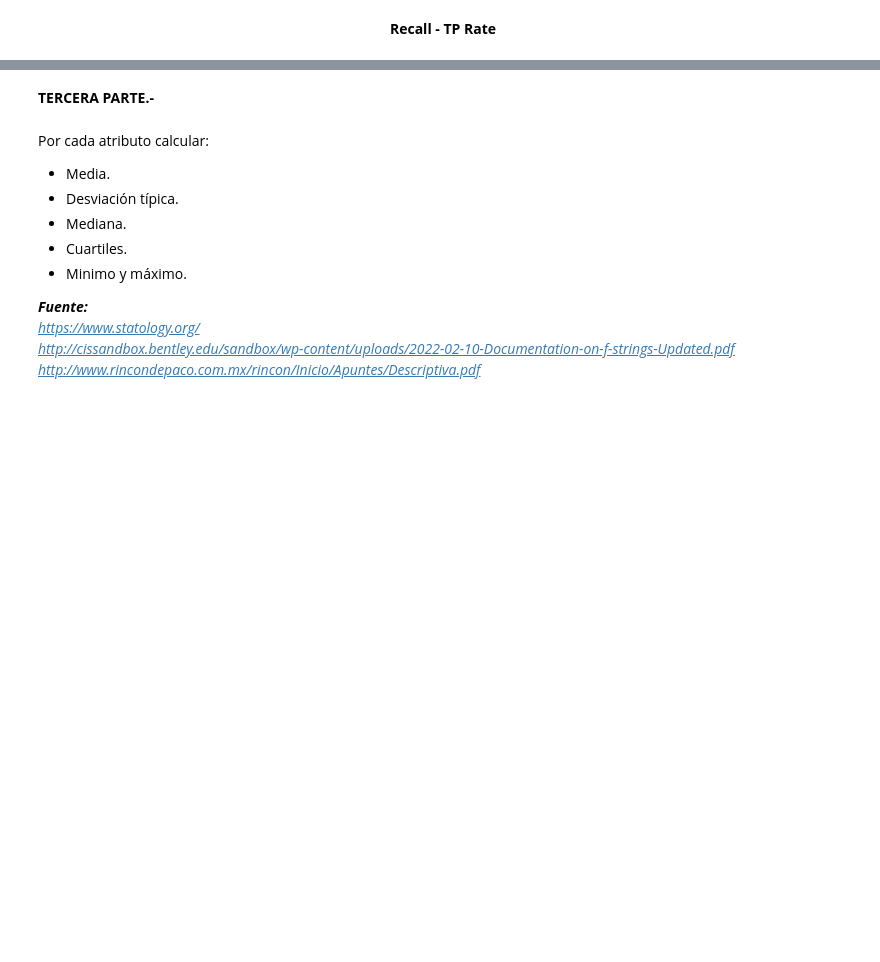
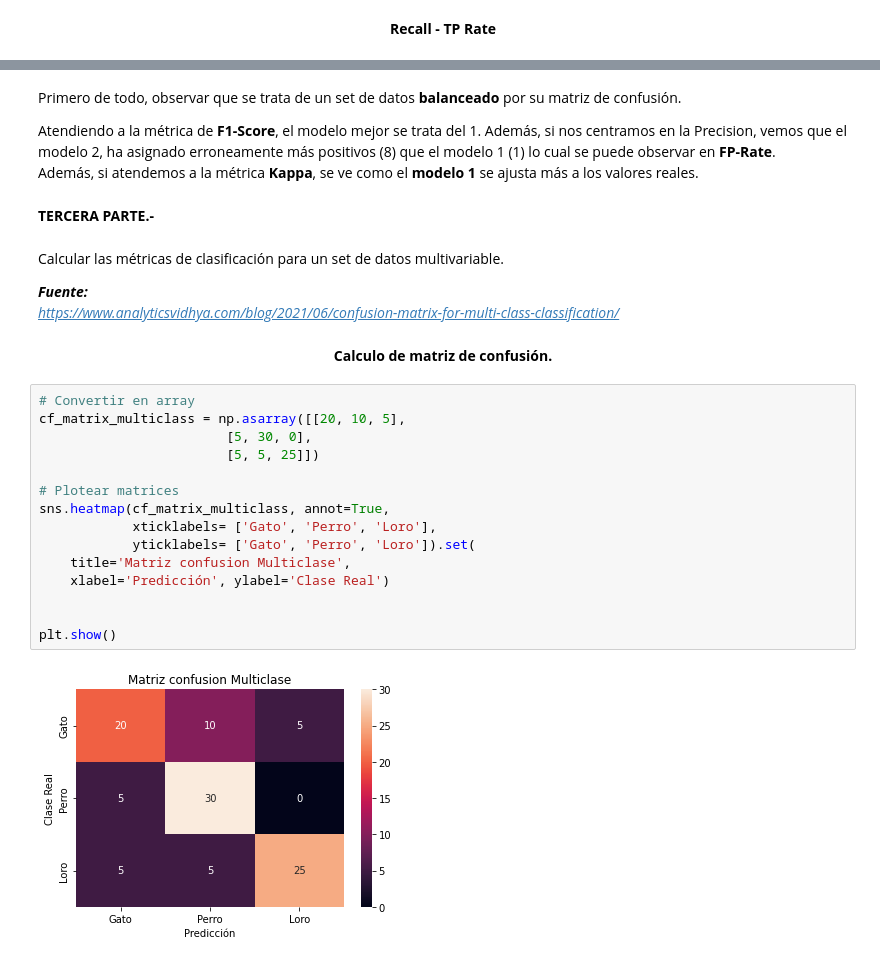
Before and after one commit to Vic-silo/Master_EIP, a Jupyter notebook: 10_Fundamentos_IA/2_Train_Eval/VictorSimoLozano_A2_FIA.ipynb, the cells around one changed output, grey strips where cells are left out. Drawn from its saved outputs; the diff is of its cells as text; blank space fills up the shorter version.

```diff
--- a/10_Fundamentos_IA/2_Train_Eval/VictorSimoLozano_A2_FIA.ipynb
+++ b/10_Fundamentos_IA/2_Train_Eval/VictorSimoLozano_A2_FIA.ipynb
@@ -346,14 +400,30 @@ Conjunto de longitudes de sepalo y petalo para diferentes variedades de flor Iri
+# %% [markdown]
+Primero de todo, observar que se trata de un set de datos **balanceado** por su matriz de confusión.
+
+Atendiendo a la métrica de **F1-Score**, el modelo mejor se trata del 1. Además, si nos centramos en la Precision, vemos que el modelo 2, ha asignado erroneamente más positivos (8) que el modelo 1 (1) lo cual se puede observar en **FP-Rate**.<br>
+Además, si atendemos a la métrica **Kappa**, se ve como el **modelo 1** se ajusta más a los valores reales.
 # %% [markdown]
 <div style="font-size:14px; text-align:justify"><b>TERCERA PARTE.-</b><br></div>
-# %% [markdown]
-Por cada atributo calcular:
-- Media.
-- Desviación típica.
-- Mediana.
-- Cuartiles.
-- Minimo y máximo.
-
-***Fuente:***<br>
-*https://www.statology.org/<br>
-http://cissandbox.bentley.edu/sandbox/wp-content/uploads/2022-02-10-Documentation-on-f-strings-Updated.pdf<br>
-http://www.rincondepaco.com.mx/rincon/Inicio/Apuntes/Descriptiva.pdf*
+# %% [markdown]
+Calcular las métricas de clasificación para un set de datos multivariable.
+
+***Fuente:***<br>*https://www.analyticsvidhya.com/blog/2021/06/confusion-matrix-for-multi-class-classification/*
+# %% [markdown]
+<div style="font-size:14px; text-align:center"><b>Calculo de matriz de confusión.</b><br></div>
+# %%
+# Convertir en array
+cf_matrix_multiclass = np.asarray([[20, 10, 5],
+                        [5, 30, 0],
+                        [5, 5, 25]])
+
+# Plotear matrices
+sns.heatmap(cf_matrix_multiclass, annot=True,
+            xticklabels= ['Gato', 'Perro', 'Loro'],
+            yticklabels= ['Gato', 'Perro', 'Loro']).set(
+    title='Matriz confusion Multiclase',
+    xlabel='Predicción', ylabel='Clase Real')
+
+
+plt.show()
+# %% [output]
+[figure, added]
```
Also changed, not shown: parts of 68 cells of this notebook.
